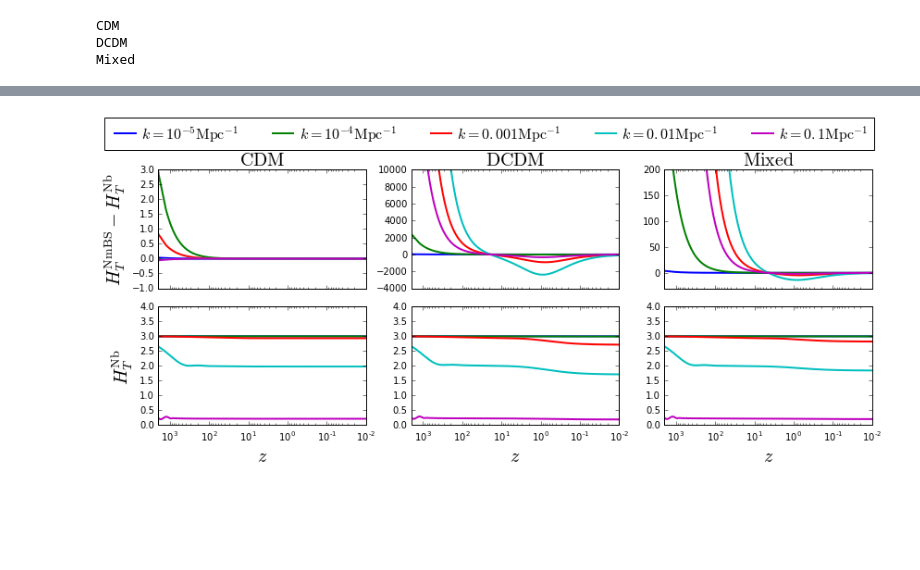
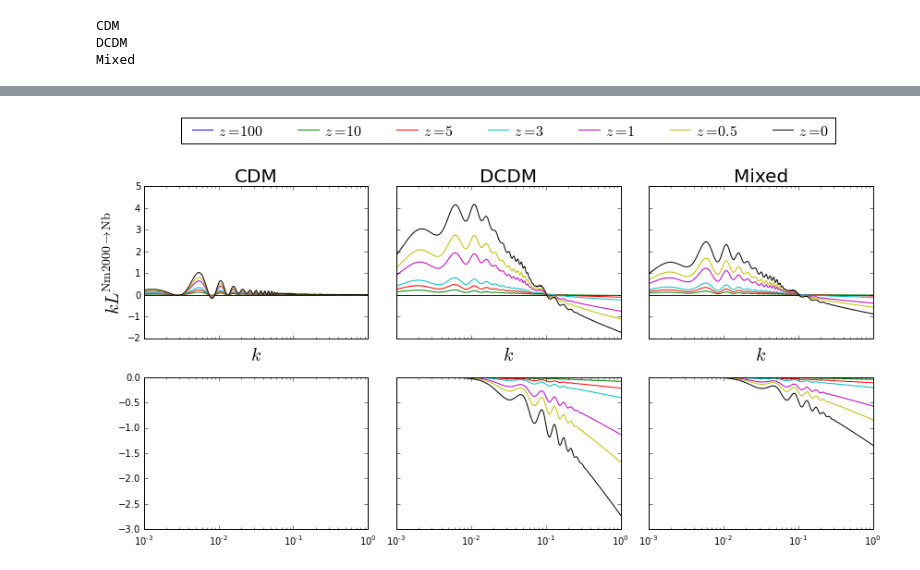
Before and after one commit to ThomasTram/CLASSmods, a Jupyter notebook: NewBackscalingPlots.ipynb, the cells around one changed output, grey strips where cells are left out. Drawn from its saved outputs; the diff is of its cells as text; code cells hidden in the pictures; blank space fills up the shorter version.

```diff
--- a/NewBackscalingPlots.ipynb
+++ b/NewBackscalingPlots.ipynb
@@ -5,6 +5,18 @@ import matplotlib.pyplot as plt
 import numpy as np
 from classy import Class
 from scipy import interpolate
+# %%
+figwidth1 = 4.4 #=0.7*6.3
+figwidth2 = 6.3
+figwidth15 = 0.5*(figwidth1+figwidth2)
+ratio = 8.3/11.7
+figheight1 = figwidth1*ratio
+figheight2 = figwidth2*ratio
+figheight15 = figwidth15*ratio
+
+lw=2
+fs=12
+labelfs=16
 # %%
 models = ['CDM','DCDM','Mixed']
 ratios_cdm = {'CDM':1.,'DCDM':0.,'Mixed':0.5}
@@ -44,11 +56,13 @@ for M in models:
            'Omega_cdm':0.24*ratios_cdm[M]+1e-6,
            'Omega_dcdmdr':0.24*(1-ratios_cdm[M]),
            'Gamma_dcdm':Gamma_dcdm,
-                  'background_verbose':3
+                  'background_verbose':3,
 #           'N_ur':0.0,
 #           'YHe':0.25,
 #           'Omega_b':0.05,
 #           'Omega_cdm':0.95
+                  'start_sources_at_tau_c_over_tau_h':0.004,
+                  'start_small_k_at_tau_c_over_tau_h':0.000015
             })
 #for key, val in cosmo.pars.iteritems():
 #    print key,' = ',val
@@ -151,38 +340,40 @@ f.savefig('H_T_BS.pdf',bbox_extra_artists=(lgd,), bbox_inches='tight')
 # %%
-def dbl2str(k):
-    if k<1e-3:
-        exponent = int(np.log10(k))
-        return '10^{'+str(exponent)+'}'
-    else:
-        return str(k)
+#these time evolution plots can be cool if devided by D+!
+normalise = False
+
+kvec = np.logspace(-5,1,300)
 yls = {'CDM':[-1,3],'DCDM':[-4000,1e4],'Mixed':[-30,200]}
-f, axes = plt.subplots(2,3,sharex=True,figsize=(12,5))
+f, axes = plt.subplots(2,3,sharex=True,sharey='row',figsize=(12,6))
 for j, M in enumerate(models):
-    pt = cosmo[M].get_perturbations()
-    pts = pt['scalar']
+    # Okay, here is how it is done:
+    bg = cosmo[M].get_background()
+    grow_interp = interpolate.interp1d(bg['z'],bg['grow']/bg['grow'][-1])
 
-    for idx, k in enumerate(k_out):
-        pt = pts[idx]
-        S1 = grow_interp(pt['a'])
-        S2 = decay_interp(pt['a'])
-        HTNb = pt['H_T_nm']+k*pt['L']
-        z = 1./pt['a']-1
-        axes[0,j].semilogx(z,(pt['CHT_grow']-pt['CHT_grow'][-1])*S1+(pt['CHT_decay']-pt['CHT_decay'][-1]+0.0)*S2+.0*HTNb,lw=2)
-        axes[1,j].semilogx(z,np.abs(HTNb),lw=2)
-    axes[0,j].set_ylim(yls[M])
-    axes[1,j].set_ylim([0,4])
+    for idx, z in enumerate(z_pk):
+        tr = cosmo[M].get_transfer(z)
+        k = tr['k (h/Mpc)']*cosmo[M].h()
+        L = tr['L']
+        massfunction = tr['L_prime']
+        if normalise:
+            axes[0,j].semilogx(k,k*L/grow_interp(z)) #/pt['CHT_grow'])
+            axes[1,j].semilogx(k,massfunction/grow_interp(z)) #/pt['CHT_grow'])
+        else:
+            axes[0,j].semilogx(k,k*L) #/pt['CHT_grow'])
+            axes[1,j].semilogx(k,massfunction) #/pt['CHT_grow'])
 
-axes[0,0].set_ylabel(r'$H_T^\mathrm{NmBS}-H_T^\mathrm{Nb}$',fontsize=20)
-axes[1,0].set_ylabel(r'$H_T^\mathrm{Nb}$',fontsize=20)
+#    axes[0,j].set_ylim(yls[M])
+#    axes[1,j].set_ylim([0,4])
+
+axes[0,0].set_ylabel(r'$kL^{\mathrm{Nm2000}\rightarrow \mathrm{Nb}}$',fontsize=20)
+#axes[1,0].set_ylabel(r'$M(k,z=0)$',fontsize=16)
 for j in range(3):
-    axes[0,j].set_title(r'$\mathrm{'+models[j]+'}$',fontsize=20)
-    axes[-1,j].set_xlabel(r'$z$',fontsize=20)
-    axes[-1,j].set_xlim([2000,1e-2])
-#    axes[-1,j].set_xlim([1./2000,1])
-lgd = axes[0,2].legend(['$k = '+dbl2str(kk)+r'\mathrm{Mpc}^{-1}$' for kk in k_out],
-                 fontsize=16,loc='upper right',ncol=len(k_out),
-                bbox_to_anchor=(1.045, 1.5), handletextpad=0.1)
+    axes[0,j].set_title(models[j],fontsize=20)
+    axes[0,j].set_xlabel(r'$k$',fontsize=20)
+    axes[0,j].set_xlim([1e-3,1])
+lgd = axes[0,1].legend(['$z = '+"{:g}".format(zz)+r'$' for zz in z_pk],
+                 fontsize=16,loc='upper center',ncol=len(z_pk),
+                bbox_to_anchor=(0.5, 1.5), handletextpad=0.1)
 f.tight_layout()
-f.savefig('H_T_decaying.pdf',bbox_extra_artists=(lgd,), bbox_inches='tight')
+f.savefig('L_and_M_decaying.pdf',bbox_extra_artists=(lgd,), bbox_inches='tight')
 # %% [output]
-[figure, old version]
+[figure, new version]
```
Also changed, not shown: parts of 13 cells of this notebook, 2 other files.
